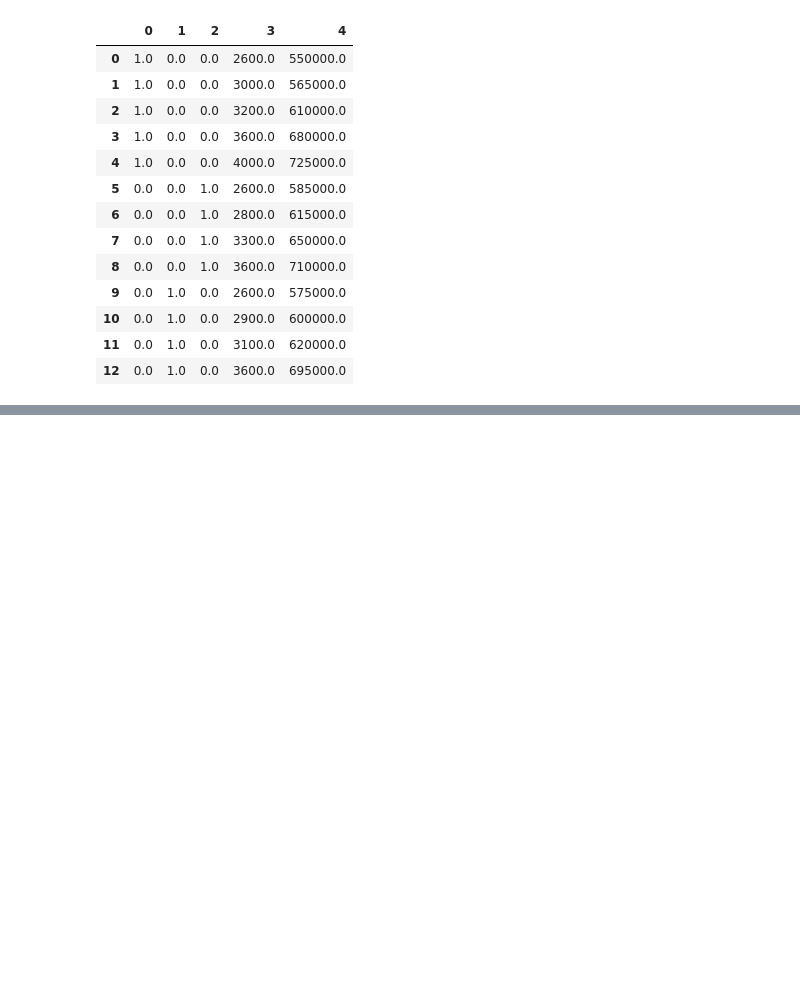
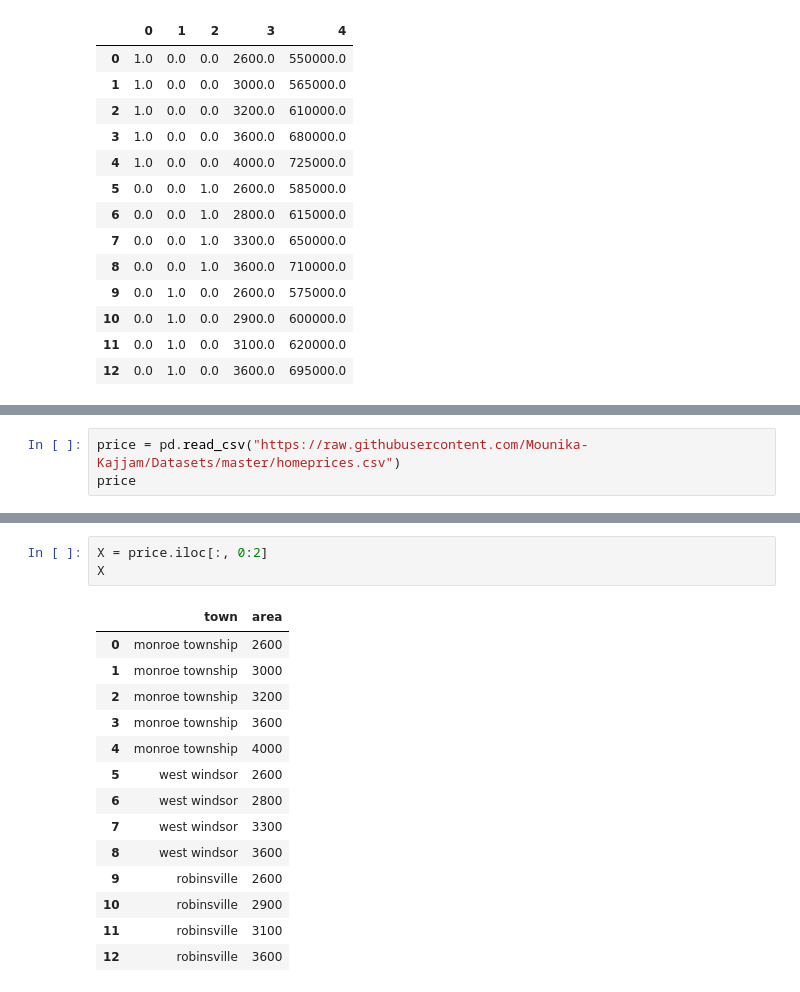
Before and after one commit to pvenkat07/AI-ML, a Jupyter notebook: Python/17-06-2020.ipynb, the cells around one changed output, grey strips where cells are left out. Drawn from its saved outputs; the diff is of its cells as text; blank space fills up the shorter version.

```diff
--- a/Python/17-06-2020.ipynb
+++ b/Python/17-06-2020.ipynb
@@ -92,0 +95,3 @@ x
+# %%
+price = pd.read_csv("https://raw.githubusercontent.com/Mounika-Kajjam/Datasets/master/homeprices.csv")
+price
@@ -92,0 +113,18 @@ x
+# %%
+X = price.iloc[:, 0:2]
+X
+# %% [output]
+|  | town | area |
+| 0 | monroe township | 2600 |
+| 1 | monroe township | 3000 |
+| 2 | monroe township | 3200 |
+| 3 | monroe township | 3600 |
+| 4 | monroe township | 4000 |
+| 5 | west windsor | 2600 |
+| 6 | west windsor | 2800 |
+| 7 | west windsor | 3300 |
+| 8 | west windsor | 3600 |
+| 9 | robinsville | 2600 |
+| 10 | robinsville | 2900 |
+| 11 | robinsville | 3100 |
+| 12 | robinsville | 3600 |
```
Also changed, not shown: parts of 11 cells of this notebook.
